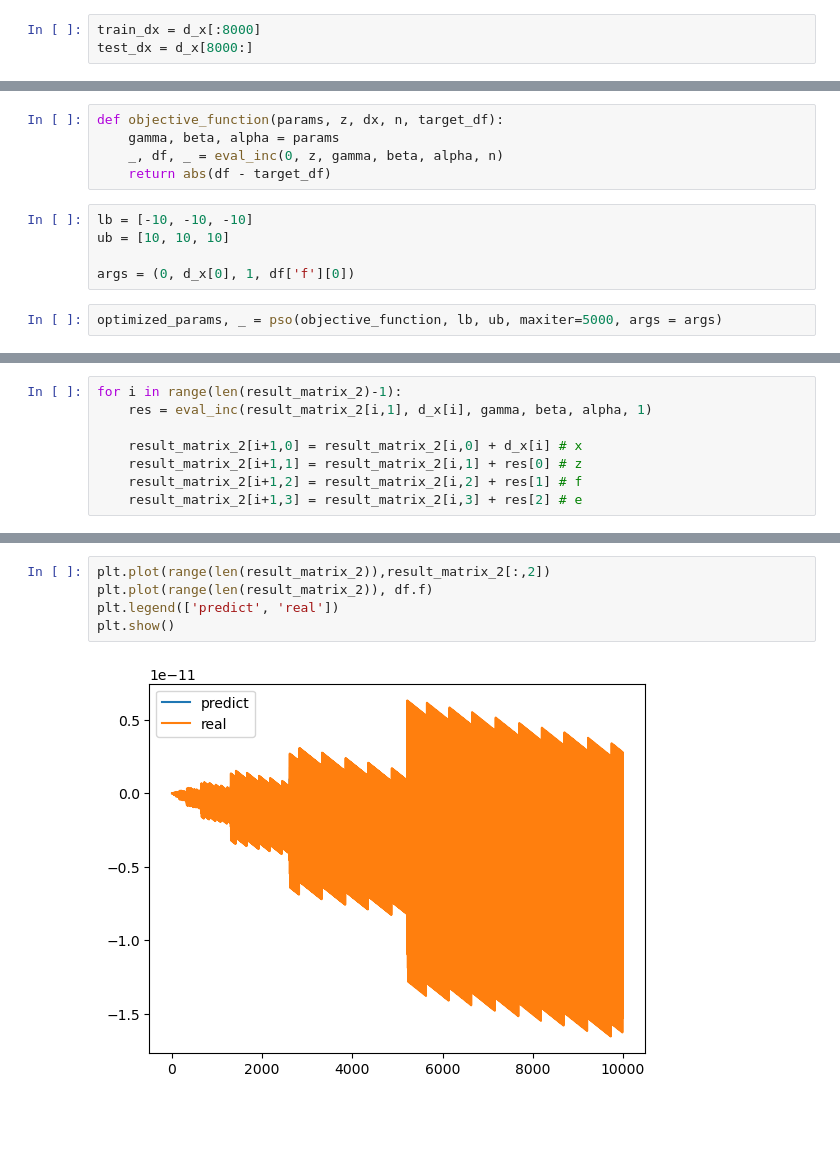
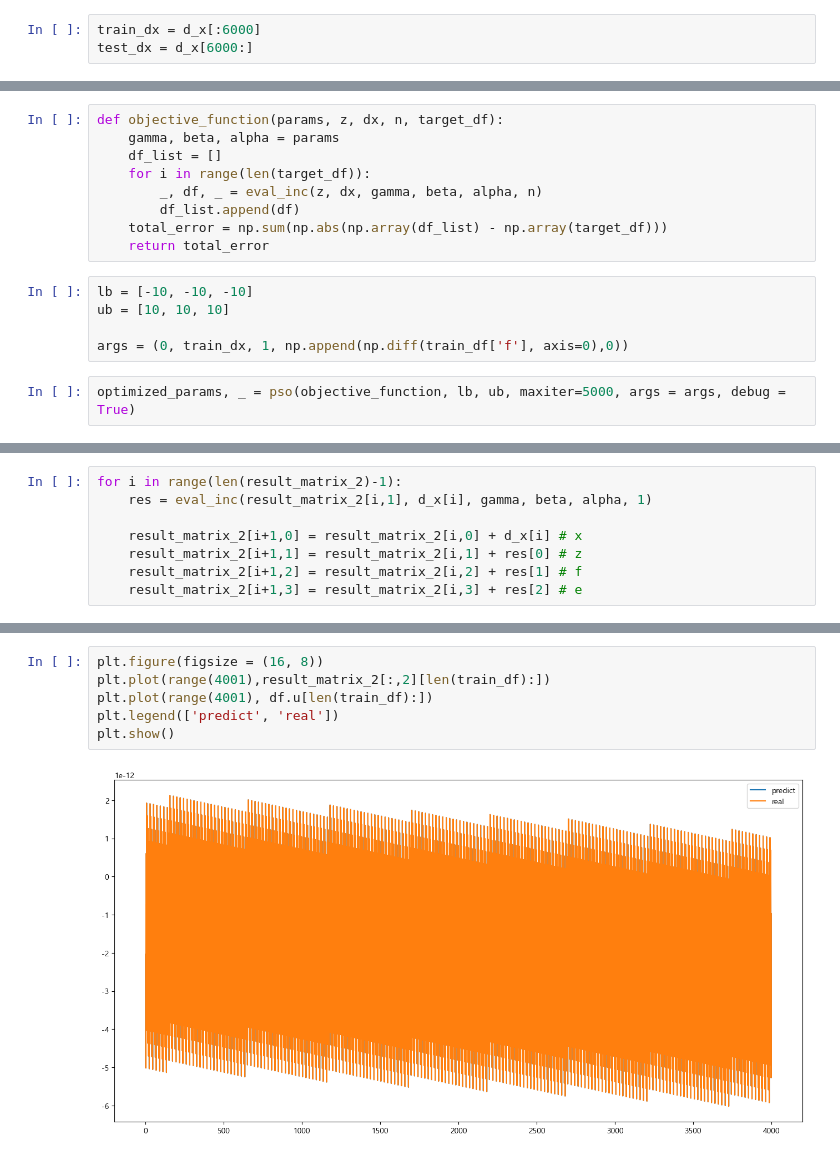
Before and after one commit to Jjineeq/hysteresis_curve, a Jupyter notebook: operator/ode_test.ipynb, the cells around one changed output, grey strips where cells are left out. Cells and saved outputs as stored; diff of their text form; blank space fills up the shorter version.

```diff
--- a/operator/ode_test.ipynb
+++ b/operator/ode_test.ipynb
@@ -66,20 +82,24 @@ plt.plot(np.diff(df.u, axis=0)[:100])
 # %%
 d_x = np.diff(df.u, axis=0)
 # %%
-train_dx = d_x[:8000]
-test_dx = d_x[8000:]
+train_dx = d_x[:6000]
+test_dx = d_x[6000:]
 # %%
 from pyswarm import pso
 # %%
 def objective_function(params, z, dx, n, target_df):
     gamma, beta, alpha = params
-    _, df, _ = eval_inc(0, z, gamma, beta, alpha, n)
-    return abs(df - target_df)
+    df_list = []
+    for i in range(len(target_df)):
+        _, df, _ = eval_inc(z, dx, gamma, beta, alpha, n)
+        df_list.append(df)
+    total_error = np.sum(np.abs(np.array(df_list) - np.array(target_df)))
+    return total_error
 # %%
 lb = [-10, -10, -10]
 ub = [10, 10, 10]
 
-args = (0, d_x[0], 1, df['f'][0])
+args = (0, train_dx, 1, np.append(np.diff(train_df['f'], axis=0),0))
 # %%
-optimized_params, _ = pso(objective_function, lb, ub, maxiter=5000, args = args)
+optimized_params, _ = pso(objective_function, lb, ub, maxiter=5000, args = args, debug = True)
 # %% [output]
@@ -99,7 +150,8 @@ for i in range(len(result_matrix_2)-1):
 # %%
-plt.plot(range(len(result_matrix_2)),result_matrix_2[:,2])
-plt.plot(range(len(result_matrix_2)), df.f)
+plt.figure(figsize = (16, 8))
+plt.plot(range(4001),result_matrix_2[:,2][len(train_df):])
+plt.plot(range(4001), df.u[len(train_df):])
 plt.legend(['predict', 'real'])
 plt.show()
 # %% [output]
-[figure, old version]
+[figure, new version]
```
Also changed, not shown: parts of 37 cells of this notebook.
